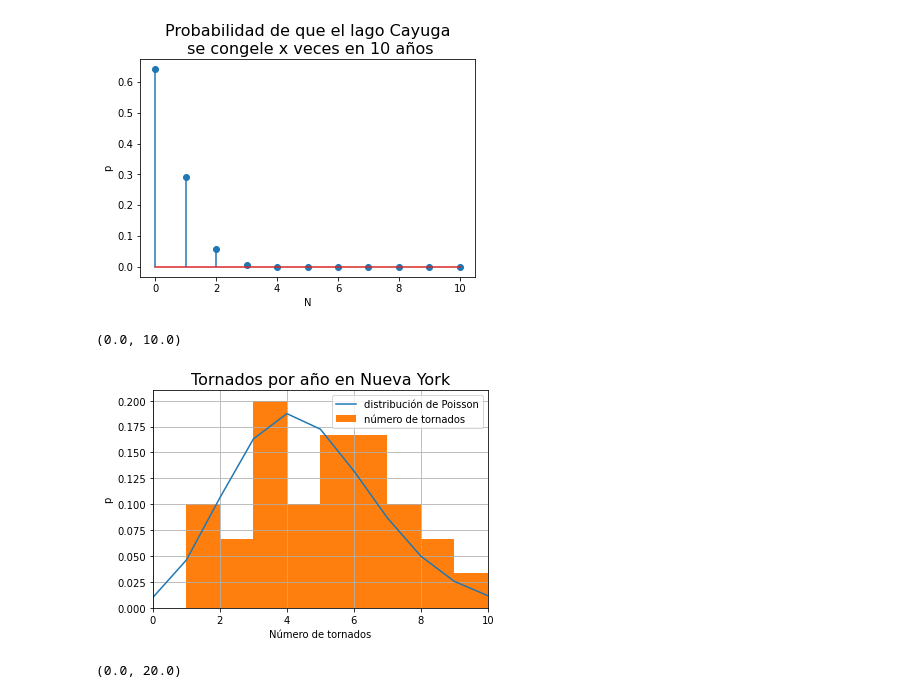
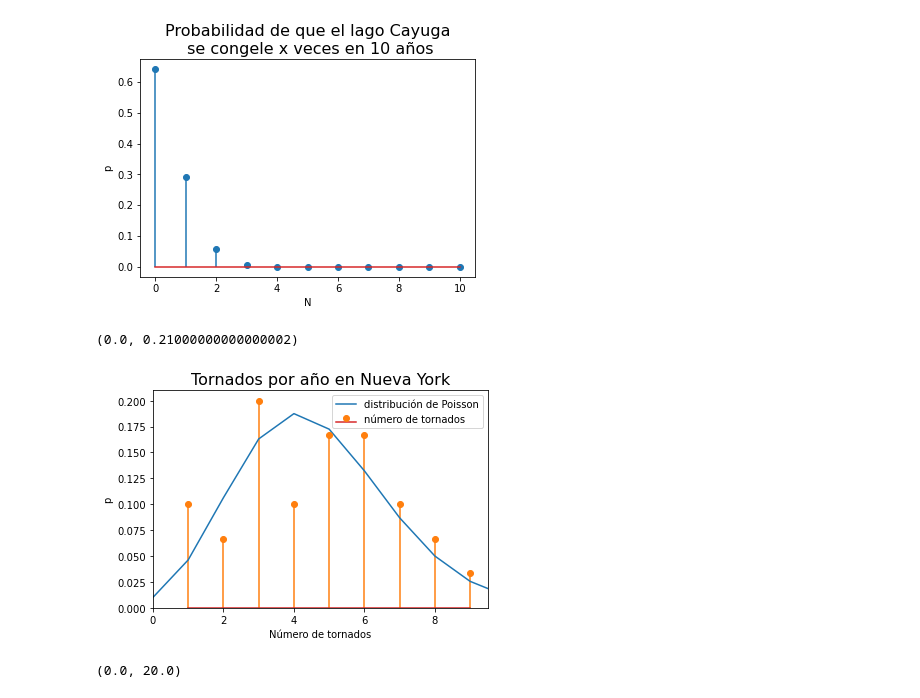
Before and after one commit to rodrigoms95/analisis-datos-22-1, a Jupyter notebook: code/discreto.ipynb, the cells around one changed output. Cells and saved outputs as stored; diff of their text form; code cells hidden in the pictures.

```diff
--- a/code/discreto.ipynb
+++ b/code/discreto.ipynb
@@ -99,33 +167,39 @@ Probabilidad de que el lago Cayuga se congele al menos 1 vez en 10 años: 0.359
 # %%
 # Ejercicio tornados en NY.
 
 path = "../datos/"
 fname = "tornados_NY.csv"
 
 df = pd.read_csv(path + fname, index_col = "Año")
 
 mu = df.mean()
 
+n, bins = np.histogram( df,
+    bins = np.arange(0.5, 10.5),
+    density = 1 )
+
 fig, ax = plt.subplots(1, 1)
 
 x = np.arange(0, 11)
 
 ax.plot(x, stats.poisson.pmf(x, mu))
 
-df.hist(bins = np.arange(0, 11),
-    ax = ax, density = 1)
+ax.stem(np.arange(1, 10), n,
+    linefmt = "C1-",
+    markerfmt = "C1o")
 
 ax.set_title("Tornados por año en Nueva York",
     fontsize = 16)
 ax.set_xlabel("Número de tornados")
 ax.set_ylabel("p")
 ax.xaxis.set_major_formatter("{x:.0f}")
 ax.legend( ["distribución de Poisson",
     "número de tornados"] )
-ax.set_xlim(0, 10)
+ax.set_xlim(0, 9.5)
+ax.set_ylim(0)
 # %% [output]
-(0.0, 10.0)
+(0.0, 0.21000000000000002)
-[figure, old version]
+[figure, new version]
 # %%
 # Diferentes casos de la distribución de Poisson.
 
```
Also changed, not shown: parts of 3 cells of this notebook, 3 other files.
